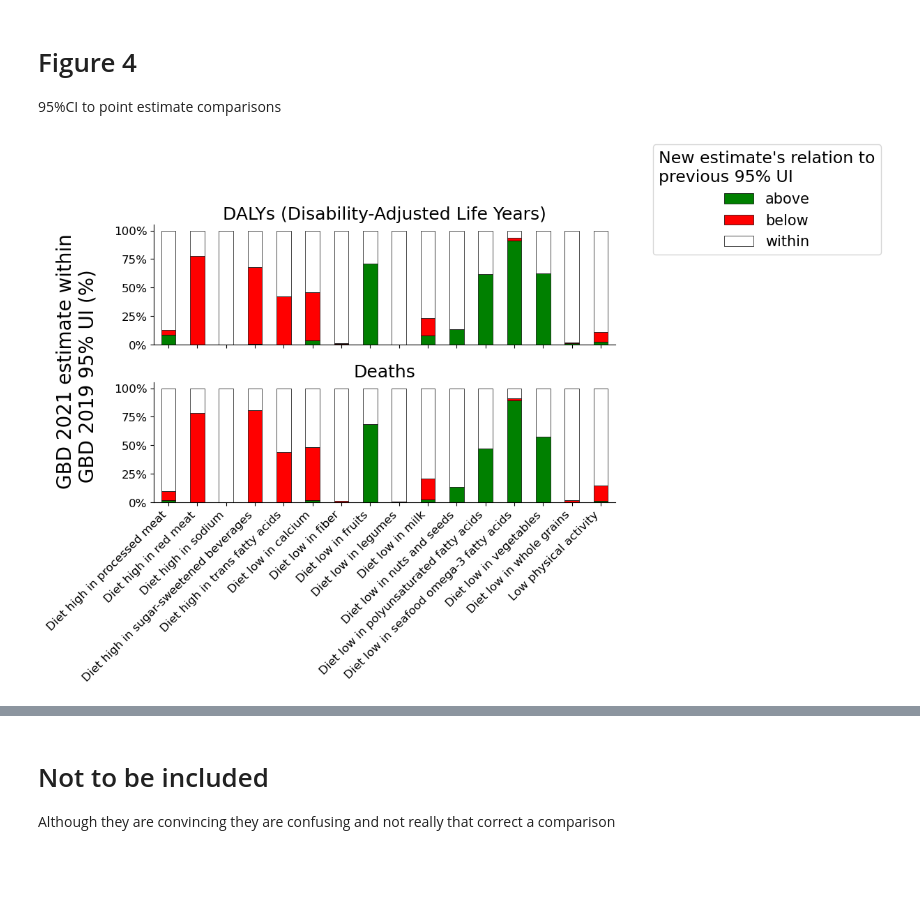
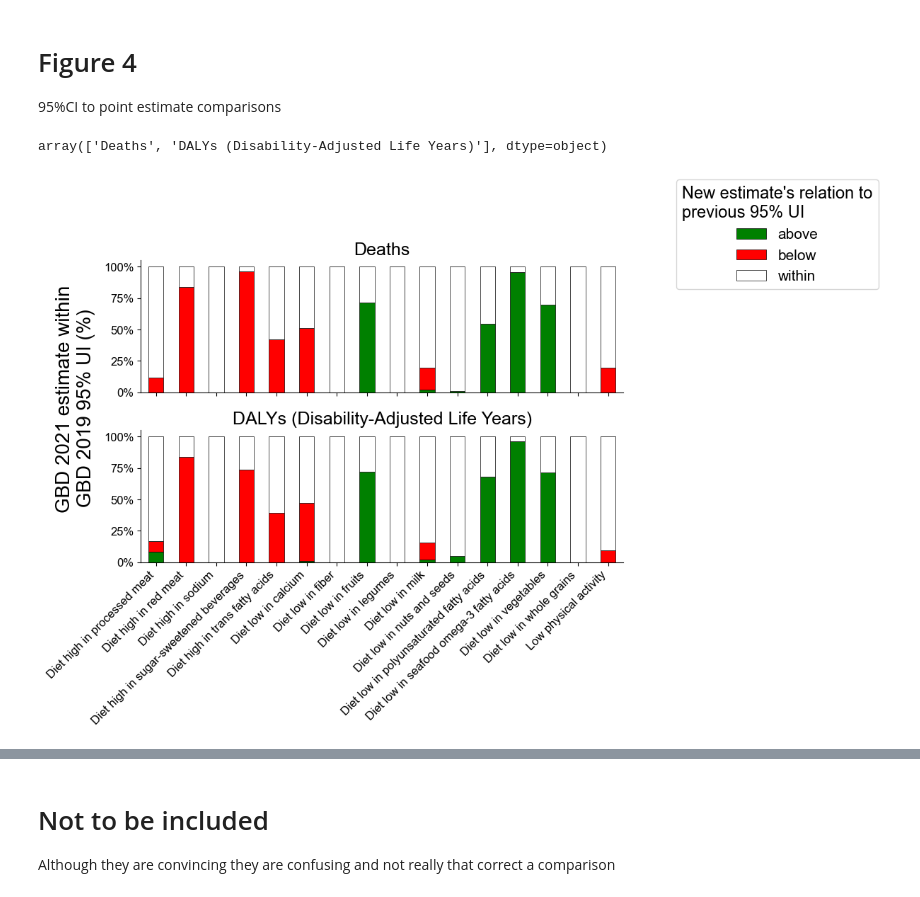
Before and after one commit to zavalis/pubs_meta, a Jupyter notebook: gbd variability/plots.ipynb, the cells around one changed output, grey strips where cells are left out. Saved outputs shown, nothing was run; the diff lists cells and outputs as text; code cells hidden in the pictures; blank space fills up the shorter version.

```diff
--- a/gbd variability/plots.ipynb
+++ b/gbd variability/plots.ipynb
@@ -21,6 +21,7 @@ temps_comp=pd.read_csv('./data/processed_data/temps_comp.csv')
 temps=pd.read_csv('./data/processed_data/temps.csv')
 #summary_95CI=pd.read_csv('./data/processed_data/95CI_summary_all_deaths.csv')
 #summary_95CI_individual=pd.read_csv('./data/processed_data/diet_matched_comps_cohort.csv')
-results_df=pd.read_csv('data/processed_data/dietary_deep_dive.csv')
+results_df19=pd.read_csv('./data/dietary_deep_dive_1921.csv')
+results_df21=pd.read_csv('./data/dietary_deep_dive_2123.csv')
 # %% [markdown]
 ### Make the dietary and physical activity df and the rankings calculations.
@@ -27,3 +32,5 @@ results_df=pd.read_csv('data/processed_data/dietary_deep_dive.csv')
+# %%
+plt.rcParams["font.family"] = "Arial"
 # %%
 df_diet=df_comp[(df_comp['Risk_factor'].str.contains('Diet')) | (df_comp['Risk_factor'].str.contains('physical activity'))]
 len(df_diet.Risk_factor.unique())
@@ -94,7 +134,7 @@ for row_idx, (group_name, risk_list, df_source) in enumerate(risk_groups):
         ax.set_title(f"{group_name} - {measure}", loc='left', fontsize=14, fontweight='bold')
         ax.set_xlabel('Year')
         ax.set_ylabel('')
-        ax.set_xticks([2010, 2013, 2015, 2016, 2017, 2019, 2021])
+        ax.set_xticks([2010, 2013, 2015, 2016, 2017, 2019, 2021, 2023])
         ax.tick_params(axis='x', rotation=45)
         ax.yaxis.set_major_formatter(formatter_millions)
         ax.spines['top'].set_visible(False)
@@ -150,7 +190,7 @@ for i, group in enumerate(groups):
                 legend_labels.append(risk)
         ax.set_title(f"{group} - {measure}")
         ax.set_xlabel('Year')
-        ax.set_xticks([2010, 2013, 2015, 2016, 2017, 2019, 2021])
+        ax.set_xticks([2010, 2013, 2015, 2016, 2017, 2019, 2021, 2023])
         ax.tick_params(axis='x', rotation=45, size=10)
         ax.yaxis.set_major_formatter(formatter_millions)
         ax.spines['top'].set_visible(False)
@@ -264,9 +386,13 @@ print("✅ Combined figure saved as ./figs/eFig 6 combo.pdf")
 # %% [markdown]
 # Figure 4
 95%CI to point estimate comparisons
+# %%
+measure_names
+# %% [output]
+array(['Deaths', 'DALYs (Disability-Adjusted Life Years)'], dtype=object)
 # %%
 # Plot by measure name
-measure_names = results_df['measure_name'].unique()
+measure_names = ['Deaths','DALYs (Disability-Adjusted Life Years)']
 num_measures = len(measure_names)
 fig, axes = plt.subplots(num_measures, 1, figsize=(10, 8 * num_measures), sharex=True, sharey=True)
 
@@ -275,32 +401,32 @@ fig.text(0.5, 0.04, '', ha='center', fontsize=20)
 fig.text(0.03, 0.8, 'GBD 2021 estimate within\n GBD 2019 95% UI (%)', va='center', rotation='vertical', fontsize=20)
 colors = {'within': 'white', 'above': 'green', 'below': 'red'}
 
 # Plot each measure name
 for ax, measure in zip(axes, measure_names):
-    measure_df = results_df[results_df['measure_name'] == measure]
+    measure_df = results_df19[results_df19['measure_name'] == measure]
     breakdown = measure_df.groupby(['rei_name', 'position']).size().unstack(fill_value=0)
 
     total_counts = breakdown.sum(axis=1)
     percentages = (breakdown.T / total_counts).T
     percentages[percentages['within']<0.5]
     ax = percentages.plot(kind='bar', stacked=True, ax=ax, legend=False,color=[colors.get(c, 'grey') for c in percentages.columns], edgecolor='black', linewidth=0.5)
     ax.set_title(measure, fontsize=18)
     ax.set_xlabel('')
     ax.set_ylabel('')
 
     ax.spines['top'].set_visible(False)
     ax.spines['right'].set_visible(False)
     ax.yaxis.set_major_formatter(mtick.PercentFormatter(1))
     # Set common xticks
     ax.set_xticks(np.arange(len(breakdown)))
     ax.set_xticklabels(breakdown.index, rotation=45, ha='right')
 
 # Create a single legend for all subplots
 handles, labels = ax.get_legend_handles_labels()
 fig.legend(handles, labels, title='New estimate\'s relation to\nprevious 95% UI', bbox_to_anchor=(1.05, 1), loc='upper center', fontsize=15, title_fontsize=17)
 
 plt.tight_layout(rect=[0, 0.5, 0.85, 0.95])  # Adjust layout to make space for the legend and common labels
 plt.savefig('./figs/Fig4.pdf', bbox_inches='tight')
 plt.show()
 # %% [output]
-[figure, old version]
+[figure, new version]
```
Also changed, not shown: parts of 17 cells of this notebook, 42 other files.
